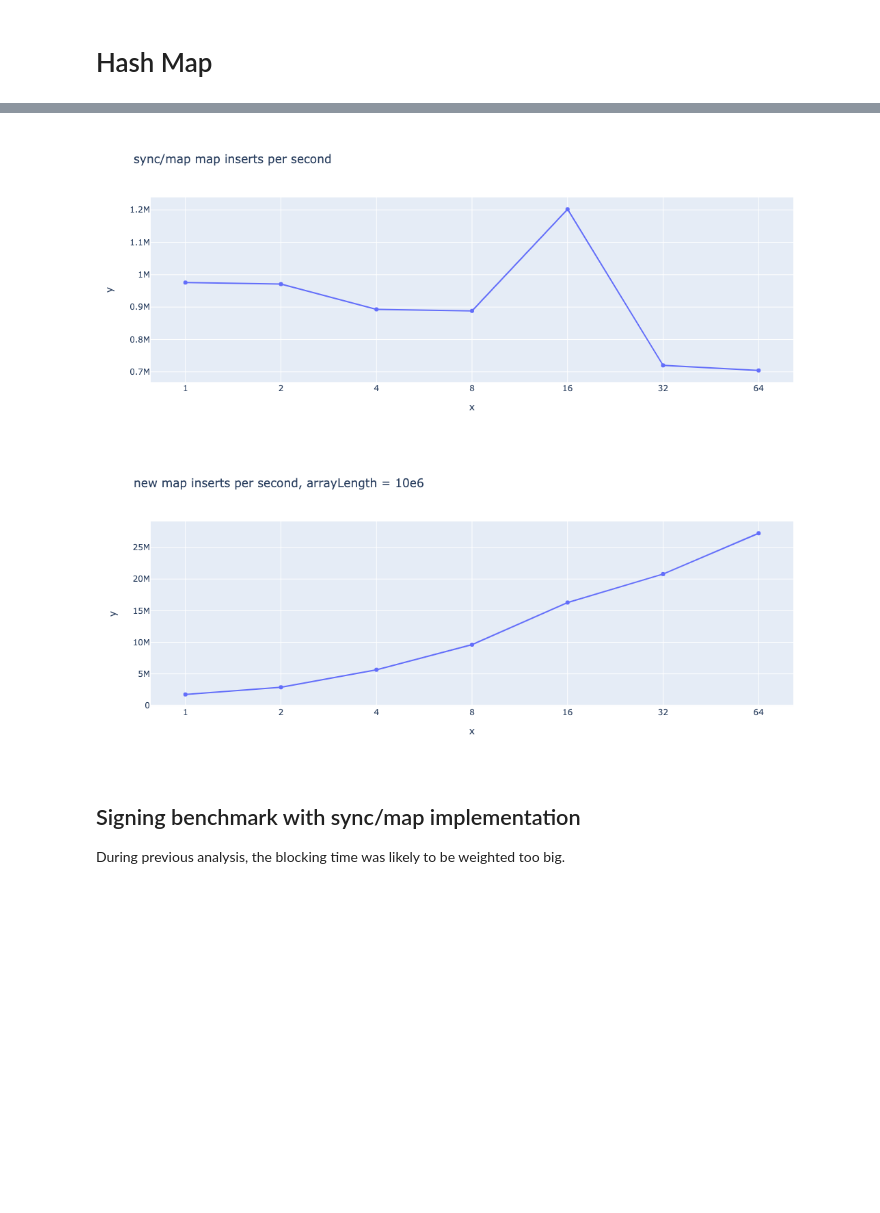
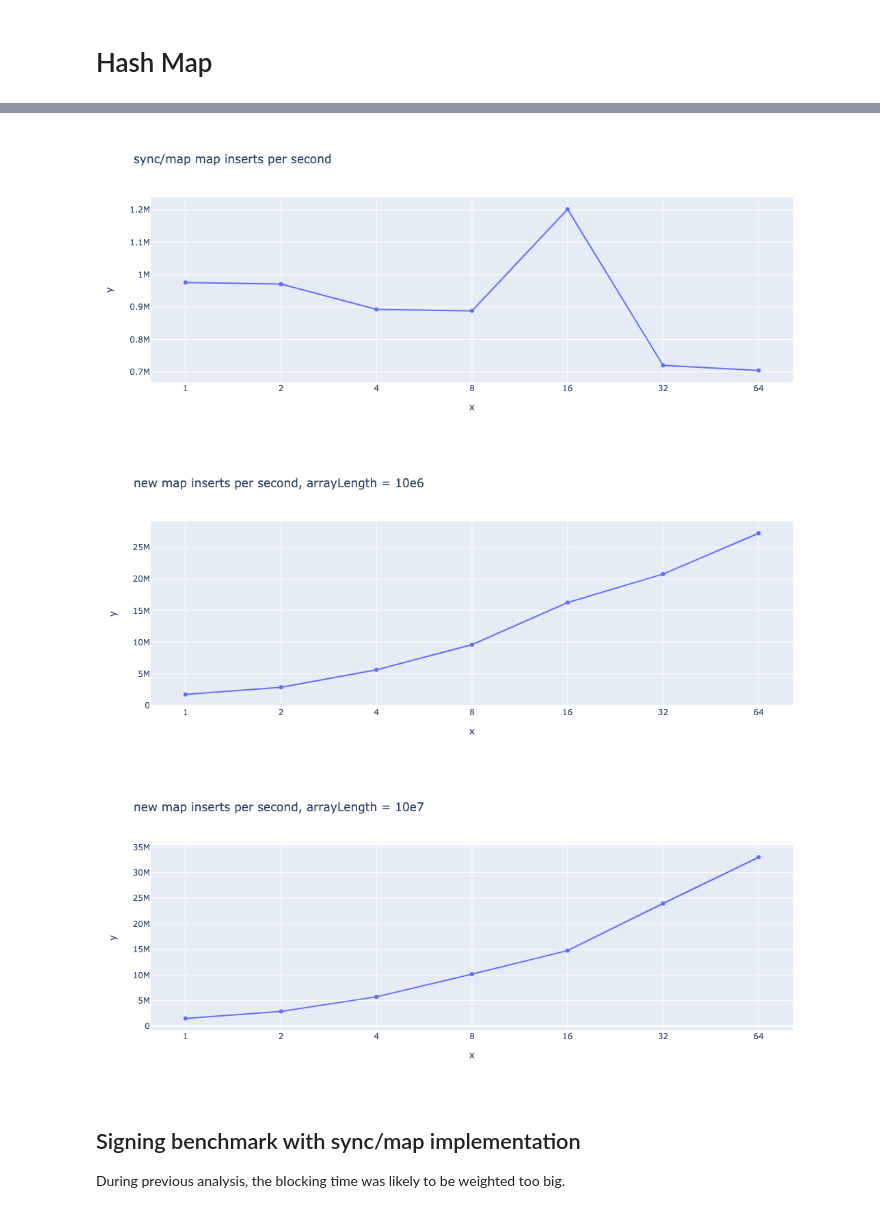
Before and after one commit to mmathys/acfts, a Jupyter notebook: docs/notebook/hashmap/hashmap.ipynb, the cells around one changed output, grey strips where cells are left out. Drawn from its saved outputs; the diff is of its cells as text; code cells hidden in the pictures; blank space fills up the shorter version.

```diff
--- a/docs/notebook/hashmap/hashmap.ipynb
+++ b/docs/notebook/hashmap/hashmap.ipynb
@@ -3,33 +3,39 @@
 # %%
 import pandas as pd
 import matplotlib.pyplot as plt
 import numpy as np
 import plotly.express as px
 import plotly.graph_objects as go
 
 d = pd.read_csv("cornelk.csv")
 d2 = pd.read_csv("syncMap.csv")
 d3 = pd.read_csv("kobi10e6.csv")
-
+d4 = pd.read_csv("kobi10e7.csv")
 
 fig = px.line(d, x=d["cpu"], y=1/(d["nsop"]*10**-9), title='cornelk/hashmap map inserts per second')
 fig.update_traces(mode='lines+markers')
 fig.update_layout(xaxis_type='category')
 fig.show()
 
 fig2 = px.line(d, x=d2["cpu"], y=1/(d2["nsop"]*10**-9), title='sync/map map inserts per second')
 fig2.update_traces(mode='lines+markers')
 fig2.update_layout(xaxis_type='category')
 fig2.show()
 
 fig3 = px.line(d, x=d3["cpu"], y=1/(d3["nsop"]*10**-9), title='new map inserts per second, arrayLength = 10e6')
 fig3.update_traces(mode='lines+markers')
 fig3.update_layout(xaxis_type='category')
 fig3.show()
+
+fig4 = px.line(d, x=d4["cpu"], y=1/(d4["nsop"]*10**-9), title='new map inserts per second, arrayLength = 10e7')
+fig4.update_traces(mode='lines+markers')
+fig4.update_layout(xaxis_type='category')
+fig4.show()
 # %% [output]
 [figure]
 [figure]
 [figure]
+[figure, added]
 # %% [markdown]
 ## Signing benchmark with sync/map implementation
 
```
Also changed, not shown: 3 other files.
